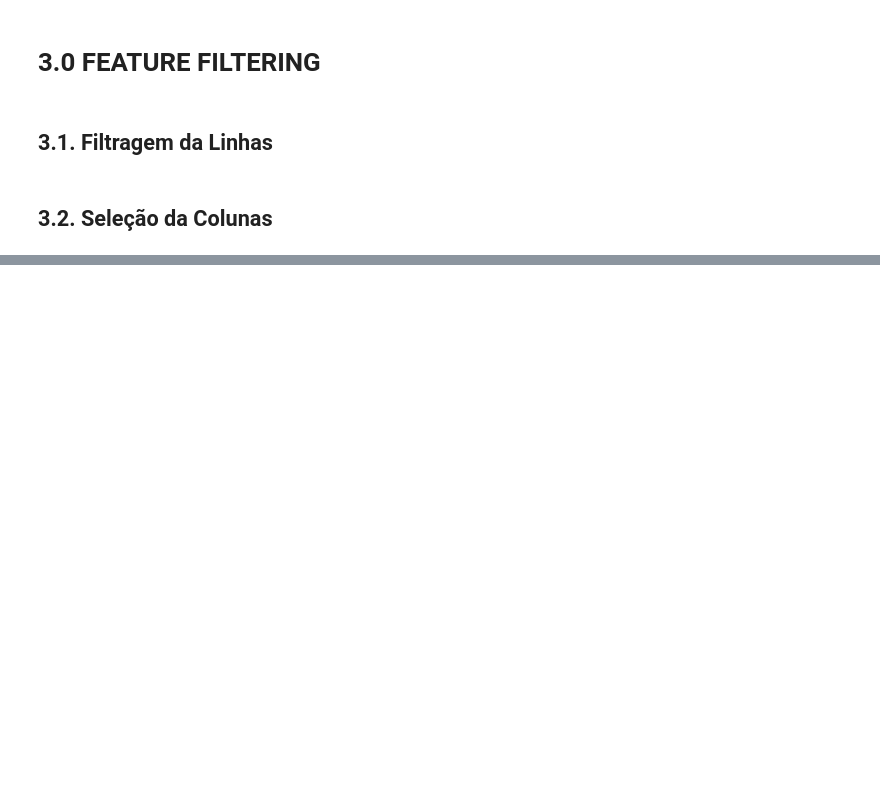
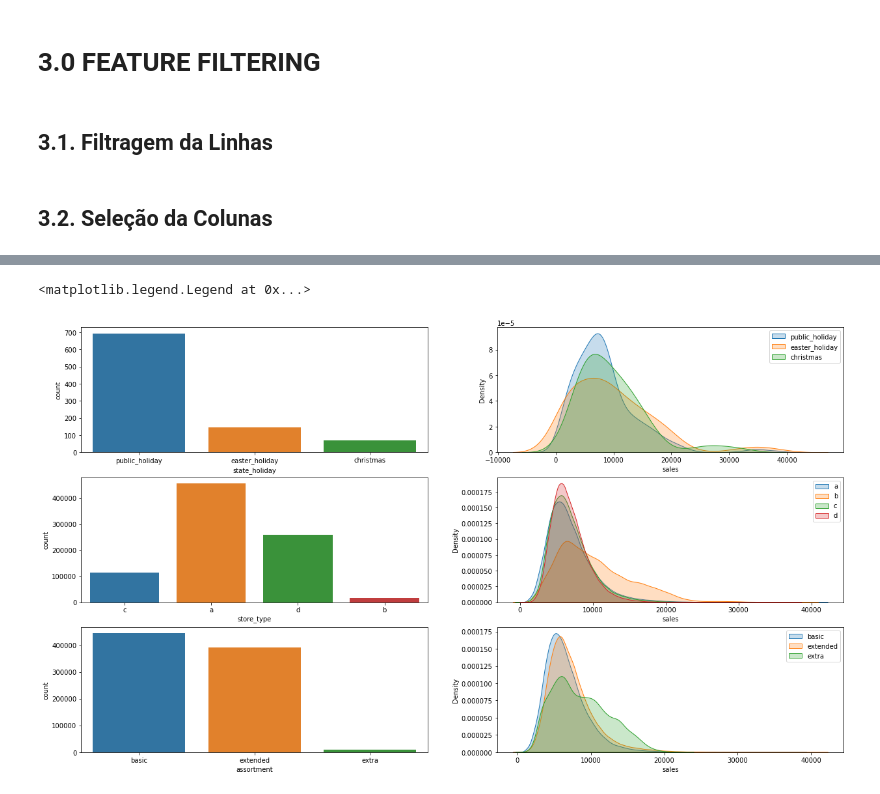
Before and after one commit to Leonamrsm/DS-em-Producao, a Jupyter notebook: Modulo_04/m04_v01_store_sales_prediction.ipynb, the cells around one changed output, grey strips where cells are left out. Saved outputs shown, nothing was run; the diff lists cells and outputs as text; code cells hidden in the pictures; blank space fills up the shorter version.

```diff
--- a/Modulo_04/m04_v01_store_sales_prediction.ipynb
+++ b/Modulo_04/m04_v01_store_sales_prediction.ipynb
@@ -412,0 +473,39 @@ df3 = df3.drop(cols_drop, axis=1)
+# %%
+fig = plt.figure(figsize=(21,12))
+specs = gridspec.GridSpec(ncols=2, nrows=3, figure = fig)
+
+ax1 = fig.add_subplot(specs[0,0])  # First row First Column
+ax2 = fig.add_subplot(specs[0,1])  # First row Second Column
+ax3 = fig.add_subplot(specs[1,0])  # Second row First Column
+ax4 = fig.add_subplot(specs[1,1])  # Second row Second Column
+ax5 = fig.add_subplot(specs[2,0])  # Third row First Column
+ax6 = fig.add_subplot(specs[2,1])  # Third row Second Column
+
+a = df4[df4['state_holiday'] != 'regular_day']
+sns.countplot(x=a['state_holiday'], ax=ax1)
+
+# plots de densidade de distribuição
+sns.kdeplot(df4[df4['state_holiday'] == 'public_holiday']['sales'], label='public_holiday', shade= True, ax=ax2)
+sns.kdeplot(df4[df4['state_holiday'] == 'easter_holiday']['sales'], label='easter_holiday', shade= True, ax=ax2)
+sns.kdeplot(df4[df4['state_holiday'] == 'christmas']['sales'], label='christmas', shade= True, ax=ax2)
+ax2.legend()
+
+sns.countplot(x=df4['store_type'], ax=ax3)
+
+# plots de densidade de distribuição
+sns.kdeplot(df4[df4['store_type'] == 'a']['sales'], label='a', shade= True, ax=ax4)
+sns.kdeplot(df4[df4['store_type'] == 'b']['sales'], label='b', shade= True, ax=ax4)
+sns.kdeplot(df4[df4['store_type'] == 'c']['sales'], label='c', shade= True, ax=ax4)
+sns.kdeplot(df4[df4['store_type'] == 'd']['sales'], label='d', shade= True, ax=ax4)
+ax4.legend()
+
+sns.countplot(x=df4['assortment'], ax=ax5)
+
+# plots de densidade de distribuição
+sns.kdeplot(df4[df4['assortment'] == 'basic']['sales'], label='basic', shade= True, ax=ax6)
+sns.kdeplot(df4[df4['assortment'] == 'extended']['sales'], label='extended', shade= True, ax=ax6)
+sns.kdeplot(df4[df4['assortment'] == 'extra']['sales'], label='extra', shade= True, ax=ax6)
+ax6.legend()
+# %% [output]
+<matplotlib.legend.Legend at 0x...>
+[figure, added]
```
Also changed, not shown: parts of 26 cells of this notebook.
